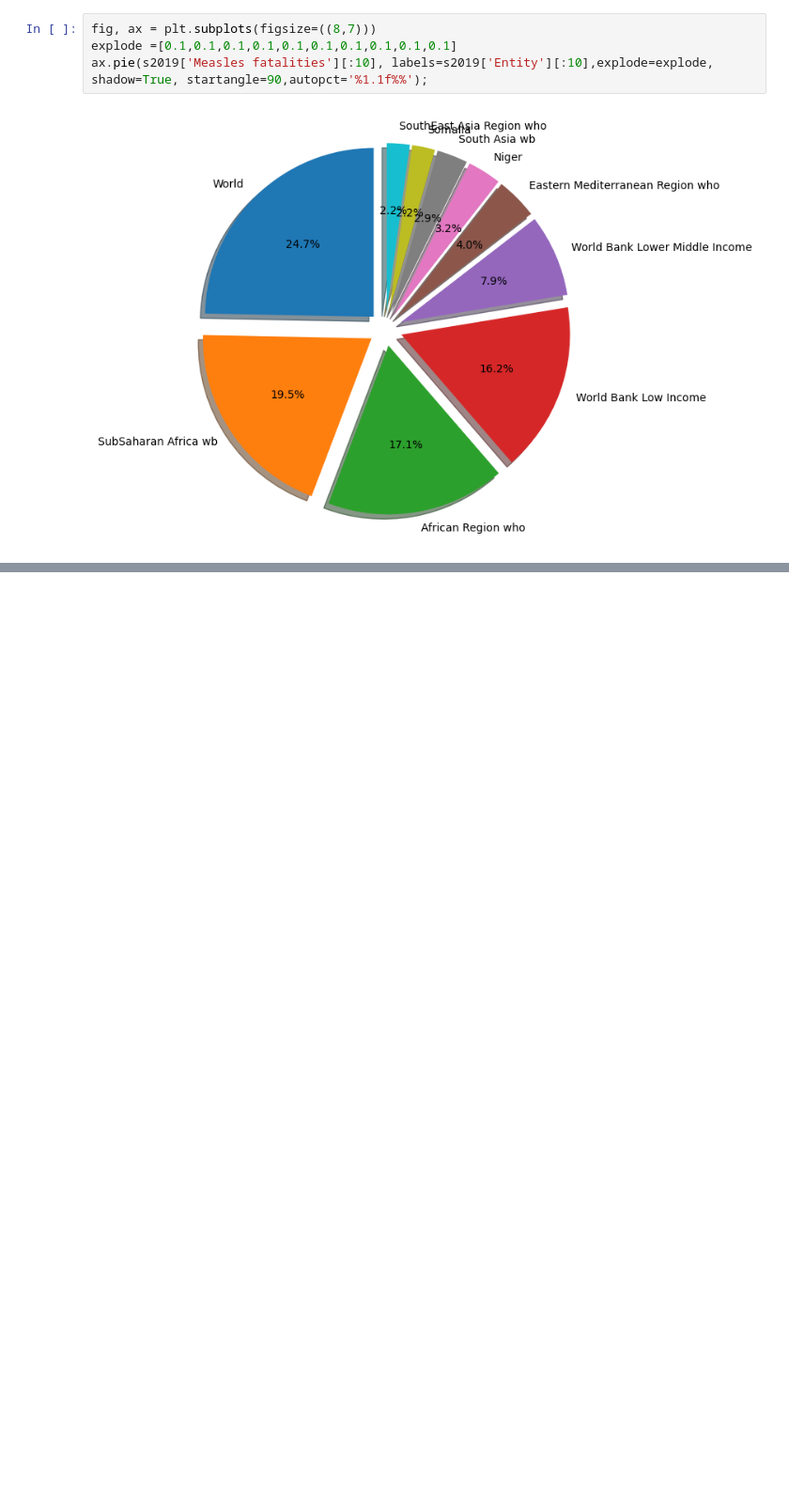
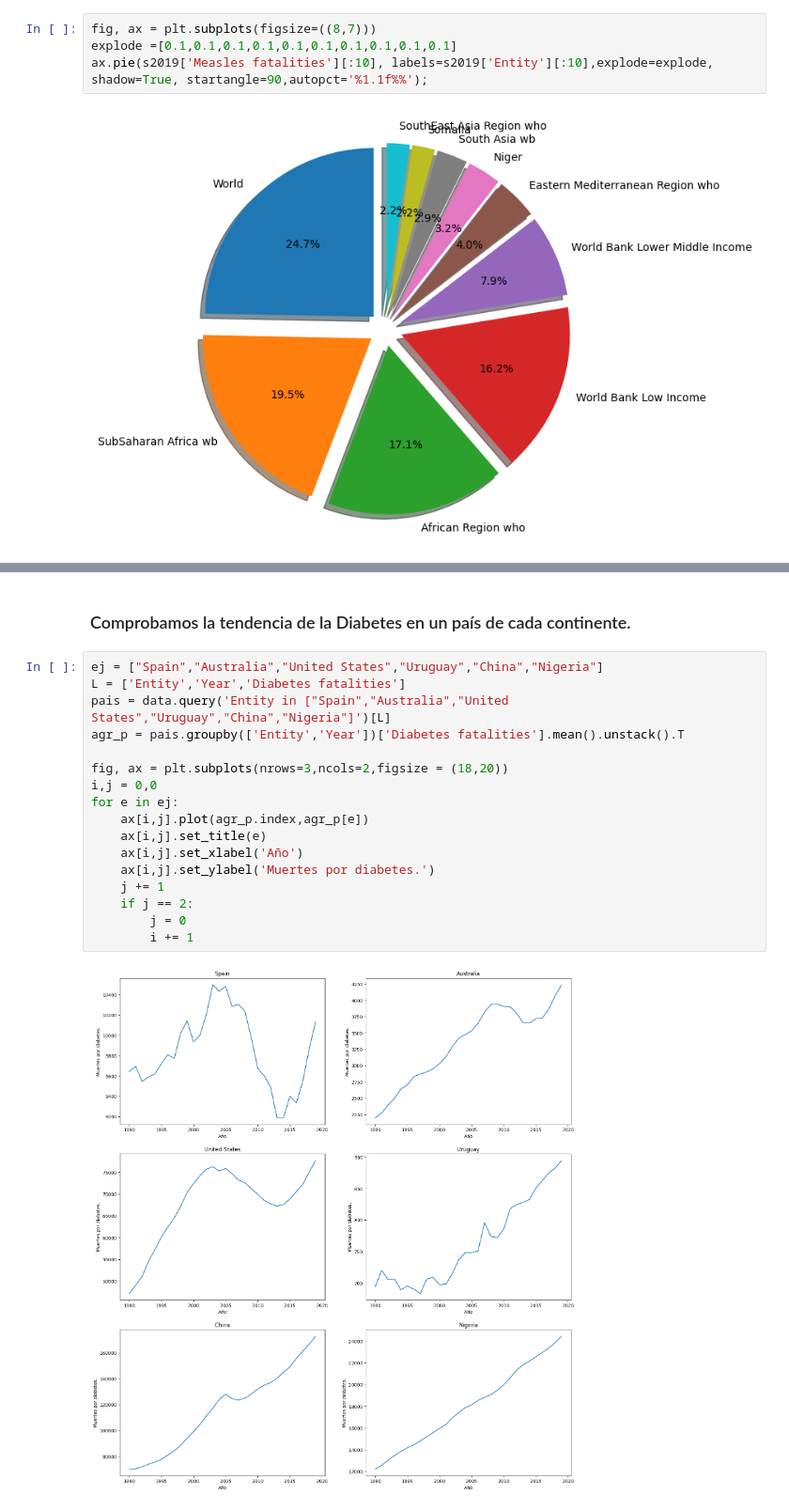
Before and after one commit to alegonzjur/ProyectoTFG, a Jupyter notebook: data/c_bio.ipynb, the cells around one changed output, grey strips where cells are left out. Shown at 94% size. Saved outputs shown, nothing was run; the diff lists cells and outputs as text; blank space fills up the shorter version.

```diff
--- a/data/c_bio.ipynb
+++ b/data/c_bio.ipynb
@@ -163,0 +249,21 @@ ax.pie(s2019['Measles fatalities'][:10], labels=s2019['Entity'][:10],explode=exp
+# %% [markdown]
+### Comprobamos la tendencia de la Diabetes en un país de cada continente.
+# %%
+ej = ["Spain","Australia","United States","Uruguay","China","Nigeria"]
+L = ['Entity','Year','Diabetes fatalities']
+pais = data.query('Entity in ["Spain","Australia","United States","Uruguay","China","Nigeria"]')[L]
+agr_p = pais.groupby(['Entity','Year'])['Diabetes fatalities'].mean().unstack().T
+
+fig, ax = plt.subplots(nrows=3,ncols=2,figsize = (18,20))
+i,j = 0,0
+for e in ej:
+    ax[i,j].plot(agr_p.index,agr_p[e])
+    ax[i,j].set_title(e)
+    ax[i,j].set_xlabel('Año')
+    ax[i,j].set_ylabel('Muertes por diabetes.')
+    j += 1
+    if j == 2:
+        j = 0
+        i += 1
+# %% [output]
+[figure, added]
```
Also changed, not shown: parts of 21 cells of this notebook, 4 other files.
